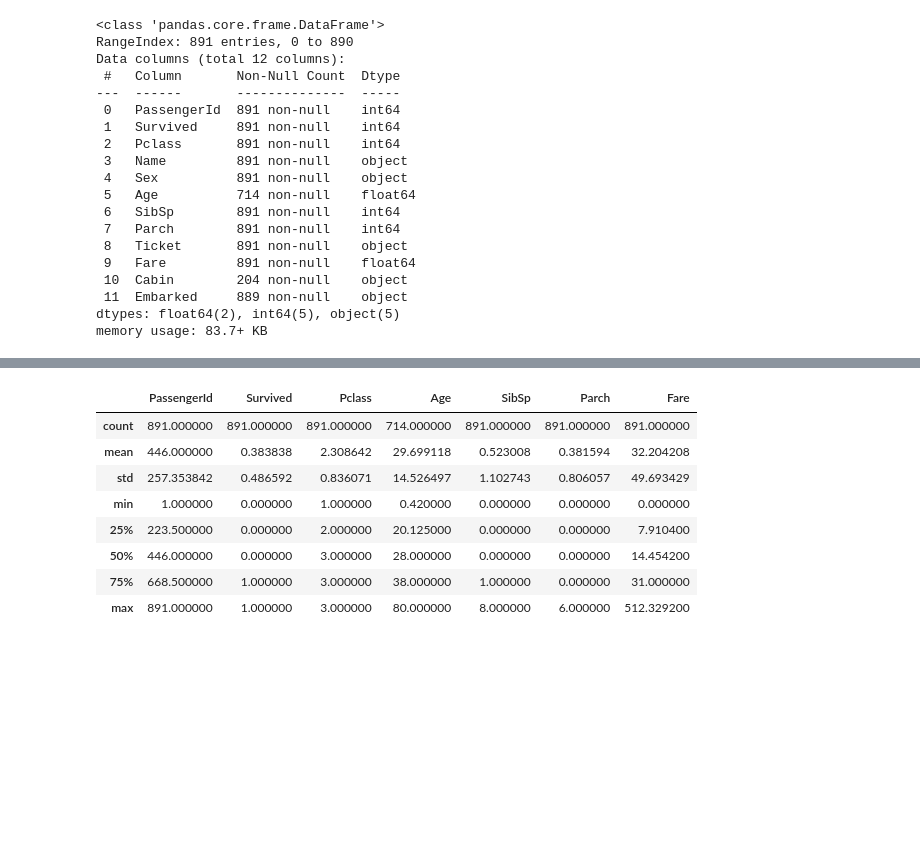
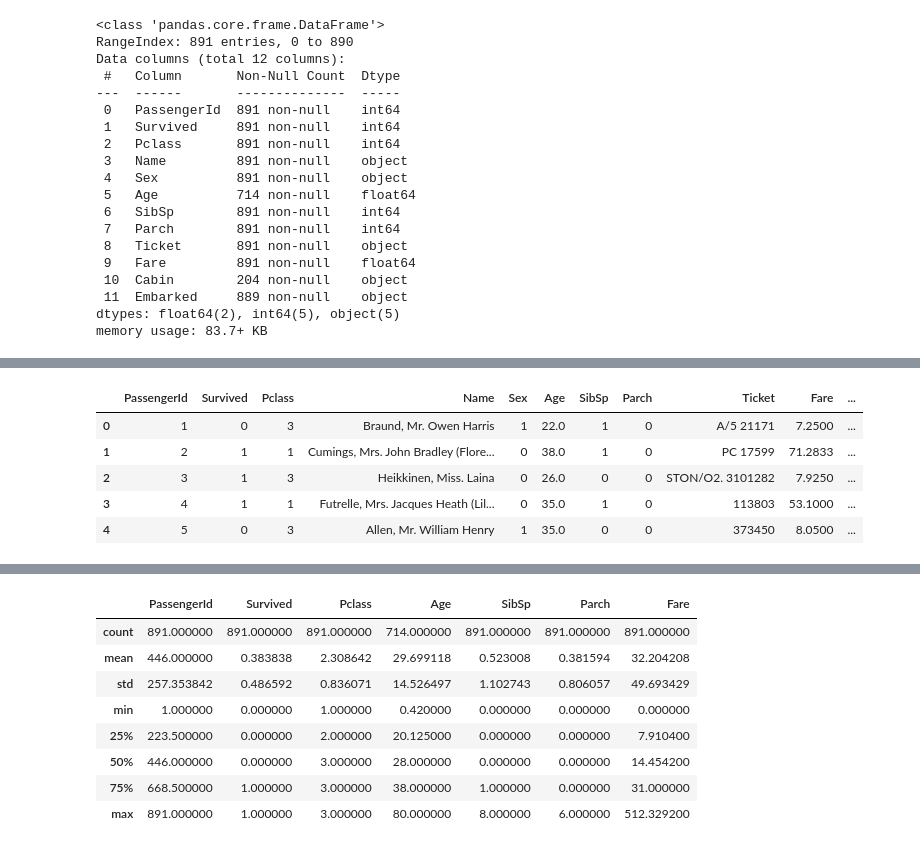
Before and after one commit to sagarbhilare90/titanic-classification, a Jupyter notebook: Titanic.ipynb, the cells around one changed output, grey strips where cells are left out. Cells and saved outputs as stored; diff of their text form; code cells hidden in the pictures; blank space fills up the shorter version.

Commit message:
preprocessing stage 2

```diff
--- a/Titanic.ipynb
+++ b/Titanic.ipynb
@@ -47,3 +36,7 @@ Data columns (total 12 columns):
  11  Embarked     889 non-null    object
 dtypes: float64(2), int64(5), object(5)
 memory usage: 83.7+ KB
+# %%
+from sklearn.preprocessing import LabelEncoder
+le= LabelEncoder()
+df['Sex']=le.fit_transform(df['Sex'])
@@ -49,0 +58,19 @@ memory usage: 83.7+ KB
+# %%
+df['title'] = df.Name.str.extract(' ([A-Za-z]+)', expand=False)
+df['title']= df['title'].replace(['Dr', 'Rev', 'Col', 'Major', 'Countess', 'Sir', 'Jonkheer', 'Lady', 'Capt', 'Don'], 'Others')
+df['title'] = df['title'].replace('Ms', 'Miss')
+df['title'] = df['title'].replace('Mme', 'Mrs')
+df['title'] = df['title'].replace('Mlle', 'Miss')
+# %%
+df['Age']=df['Age'].fillna(df['Age'].mean())
+df['Embarked']=df['Embarked'].fillna(df['Embarked'].mode()[0])
+df['Cabin']=df['Cabin'].fillna('missing')
+df['Cab']=0
+df.head()
+# %% [output]
+|  | PassengerId | Survived | Pclass | Name | Sex | Age | SibSp | Parch | Ticket | Fare | ... |
+| 0 | 1 | 0 | 3 | Braund, Mr. Owen Harris | 1 | 22.0 | 1 | 0 | A/5 21171 | 7.2500 | ... |
+| 1 | 2 | 1 | 1 | Cumings, Mrs. John Bradley (Flore... | 0 | 38.0 | 1 | 0 | PC 17599 | 71.2833 | ... |
+| 2 | 3 | 1 | 3 | Heikkinen, Miss. Laina | 0 | 26.0 | 0 | 0 | STON/O2. 3101282 | 7.9250 | ... |
+| 3 | 4 | 1 | 1 | Futrelle, Mrs. Jacques Heath (Lil... | 0 | 35.0 | 1 | 0 | 113803 | 53.1000 | ... |
+| 4 | 5 | 0 | 3 | Allen, Mr. William Henry | 1 | 35.0 | 0 | 0 | 373450 | 8.0500 | ... |
```
Also changed, not shown: parts of 6 cells of this notebook.
